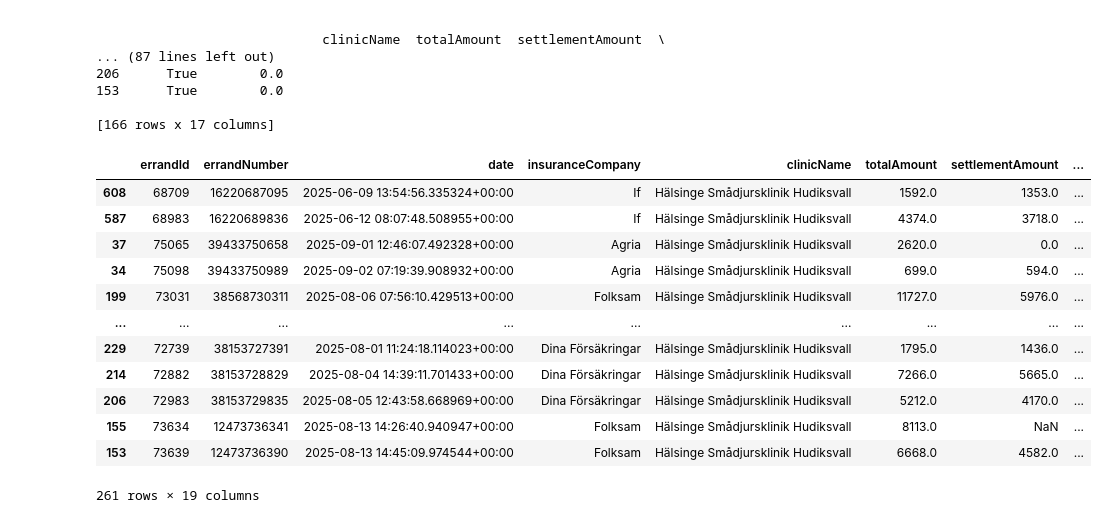
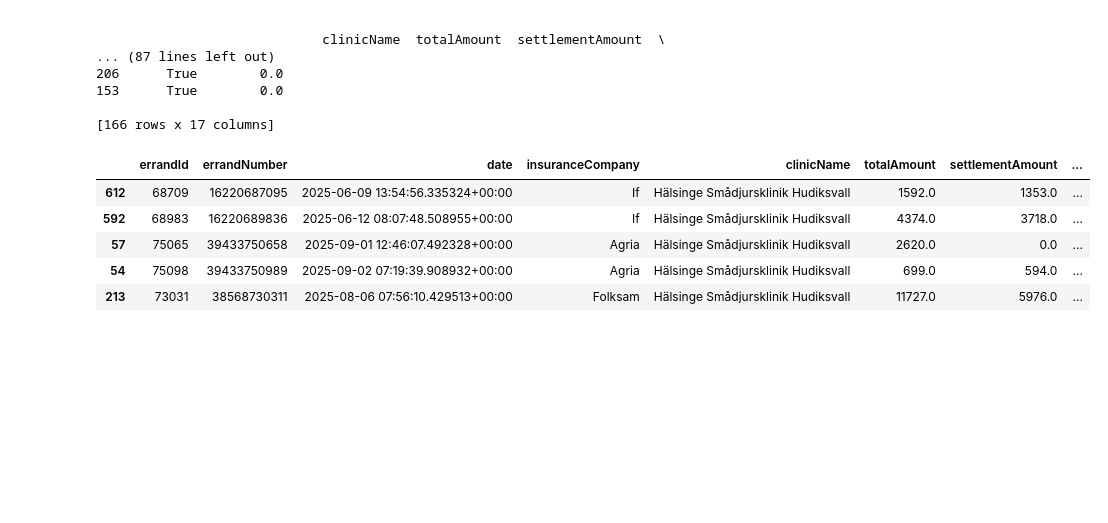
Before and after one commit to Jacque008/email_fastAPI, a Jupyter notebook: test.ipynb, the cells around one changed output. Saved outputs shown, nothing was run; the diff lists cells and outputs as text; code cells hidden in the pictures; blank space fills up the shorter version.

```diff
--- a/test.ipynb
+++ b/test.ipynb
@@ -123,0 +124,10 @@ df['status'].iloc[0]
+# %%
+id = 63943
+bs = BaseService()
+ps = PaymentService()
+pay = fetchFromDB((bs.queries['payment'].iloc[0]).format(ID=id))
+pay = pd.read_json("data/test_data/pay.json")
+print(pay)
+payIn = dataframe_to_model(pay, PaymentIn)
+ds = PaymentDataset()
+a = ds.match_payments(payIn)
@@ -162,11 +175,12 @@ group_sorted:
 # %%
 import pandas as pd
 from datetime import timedelta
-
-# 可调：5 天阈值
+query = (f"er.\"createdAt\" BETWEEN '2025-01-01' AND '2025-12-31'"
+         f"AND c.\"name\" ILIKE '%Hälsinge Smådjursklinik Hudiksvall%'"
+         f"AND es.cancelled = FALSE")
+er = fetchFromDB((bs.queries['errandConnect'].iloc[0]).format(CONDITION=query))
 WINDOW = pd.Timedelta(days=5)
 
-# 把 timedelata 格式化成人类可读：2day4hour34min（精确到分钟）
 def fmt_delta(td: pd.Timedelta) -> str:
     total_seconds = int(td.total_seconds())
     if total_seconds < 0:
@@ -177,62 +191,39 @@ def fmt_delta(td: pd.Timedelta) -> str:
     parts = []
     if days:   parts.append(f"{days}day")
     if hours:  parts.append(f"{hours}hour")
     if minutes:parts.append(f"{minutes}min")
     if not parts:  # 小于1分钟
         parts = ["0min"]
     return "".join(parts)
 
-# 确保是 datetime
-er['createdAt'] = pd.to_datetime(er['date'], errors='coerce')
-
+er['createdAt'] = pd.to_datetime(er['date'], errors='coerce', utc=True).dt.tz_convert('Europe/Stockholm')
 filtered_list = []
 
 for key, grp in er.groupby(['ownerName', 'animalName', 'insuranceCompany'], dropna=False):
     g = grp.sort_values('createdAt').copy()
-
-    # 计算与上一条的时间差（Timedelta）
     g['delta_to_prev'] = g['createdAt'].diff()
-
-    # 相邻间隔 ≤ 5天 的位置（指“后一条”）
     mask = g['delta_to_prev'] <= WINDOW
-
     if not mask.any():
         continue
 
-    # 新列：标注
     g['gap_label'] = ""
-
-    # 给“后一条”标记具体时长
     g.loc[mask, 'gap_label'] = g.loc[mask, 'delta_to_prev'].apply(fmt_delta)
-
-    # 给“前一条”标记 first（注意避免覆盖已有标注）
-    prev_idx = g.index[mask] - 1  # 这种写法只对 RangeIndex 安全
-    # 更稳妥：用 shift 获取“前一条”的 index
+    prev_idx = g.index[mask] - 1
     prev_index = g.loc[mask].index.map(lambda i: g.index[g.index.get_loc(i)-1])
 
     for i in prev_index:
         if g.at[i, 'gap_label'] == "":
             g.at[i, 'gap_label'] = "first"
 
-    # 只保留被标记到的两类行
     filtered_list.append(g[g['gap_label'] != ""])
 
-# 合并所有分组结果
 filtered = pd.concat(filtered_list, ignore_index=False) if filtered_list else pd.DataFrame()
-# 你也可以排序一下
-# filtered = filtered.sort_values(['ownerName','animalName','insuranceCompany','createdAt'])
-filtered
+filtered = filtered.sort_values(['ownerName','animalName','insuranceCompany','createdAt'])
+filtered.head()
 # %% [output]
 |  | errandId | errandNumber | date | insuranceCompany | clinicName | totalAmount | settlementAmount | ... |
-| 608 | 68709 | 16220687095 | 2025-06-09 13:54:56.335324+00:00 | If | Hälsinge Smådjursklinik Hudiksvall | 1592.0 | 1353.0 | ... |
-| 587 | 68983 | 16220689836 | 2025-06-12 08:07:48.508955+00:00 | If | Hälsinge Smådjursklinik Hudiksvall | 4374.0 | 3718.0 | ... |
-| 37 | 75065 | 39433750658 | 2025-09-01 12:46:07.492328+00:00 | Agria | Hälsinge Smådjursklinik Hudiksvall | 2620.0 | 0.0 | ... |
-| 34 | 75098 | 39433750989 | 2025-09-02 07:19:39.908932+00:00 | Agria | Hälsinge Smådjursklinik Hudiksvall | 699.0 | 594.0 | ... |
-| 199 | 73031 | 38568730311 | 2025-08-06 07:56:10.429513+00:00 | Folksam | Hälsinge Smådjursklinik Hudiksvall | 11727.0 | 5976.0 | ... |
-| ... | ... | ... | ... | ... | ... | ... | ... | ... |
-| 229 | 72739 | 38153727391 | 2025-08-01 11:24:18.114023+00:00 | Dina Försäkringar | Hälsinge Smådjursklinik Hudiksvall | 1795.0 | 1436.0 | ... |
-| 214 | 72882 | 38153728829 | 2025-08-04 14:39:11.701433+00:00 | Dina Försäkringar | Hälsinge Smådjursklinik Hudiksvall | 7266.0 | 5665.0 | ... |
-| 206 | 72983 | 38153729835 | 2025-08-05 12:43:58.668969+00:00 | Dina Försäkringar | Hälsinge Smådjursklinik Hudiksvall | 5212.0 | 4170.0 | ... |
-| 155 | 73634 | 12473736341 | 2025-08-13 14:26:40.940947+00:00 | Folksam | Hälsinge Smådjursklinik Hudiksvall | 8113.0 | NaN | ... |
-| 153 | 73639 | 12473736390 | 2025-08-13 14:45:09.974544+00:00 | Folksam | Hälsinge Smådjursklinik Hudiksvall | 6668.0 | 4582.0 | ... |
+| 612 | 68709 | 16220687095 | 2025-06-09 13:54:56.335324+00:00 | If | Hälsinge Smådjursklinik Hudiksvall | 1592.0 | 1353.0 | ... |
+| 592 | 68983 | 16220689836 | 2025-06-12 08:07:48.508955+00:00 | If | Hälsinge Smådjursklinik Hudiksvall | 4374.0 | 3718.0 | ... |
+| 57 | 75065 | 39433750658 | 2025-09-01 12:46:07.492328+00:00 | Agria | Hälsinge Smådjursklinik Hudiksvall | 2620.0 | 0.0 | ... |
+| 54 | 75098 | 39433750989 | 2025-09-02 07:19:39.908932+00:00 | Agria | Hälsinge Smådjursklinik Hudiksvall | 699.0 | 594.0 | ... |
+| 213 | 73031 | 38568730311 | 2025-08-06 07:56:10.429513+00:00 | Folksam | Hälsinge Smådjursklinik Hudiksvall | 11727.0 | 5976.0 | ... |
-261 rows × 19 columns
```
Also changed, not shown: parts of 19 cells of this notebook, 4 other files.
